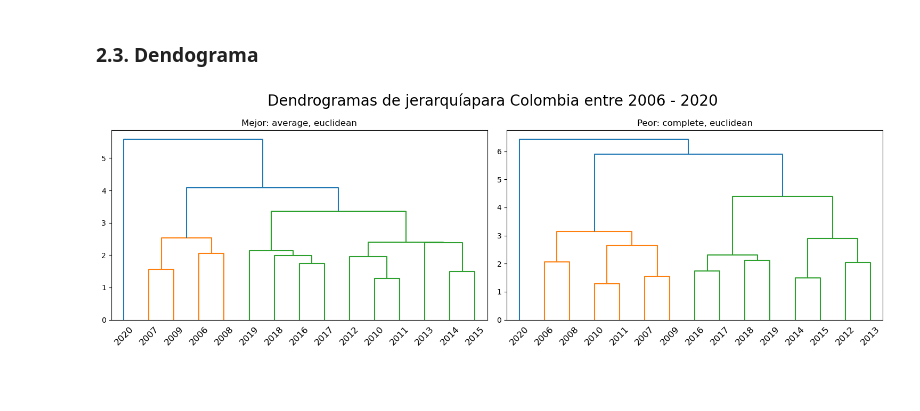
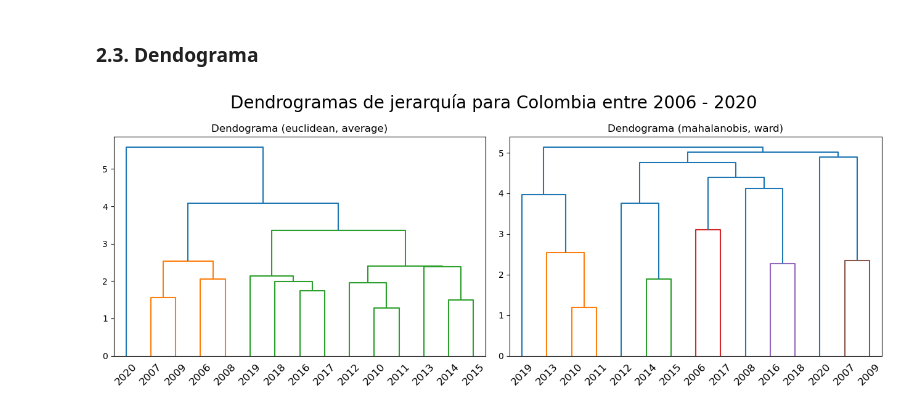
Before and after one commit to kevindmzapata/multivariate-statistics-course, a Jupyter notebook: TAREA_2/main.ipynb, the cells around one changed output. Drawn from its saved outputs; the diff is of its cells as text; code cells hidden in the pictures; blank space fills up the shorter version.

```diff
--- a/TAREA_2/main.ipynb
+++ b/TAREA_2/main.ipynb
@@ -176,0 +145,3 @@ print(df_c)
+# %%
+# Calcular la matriz inversa de la covarianza para la distancia de Mahalanobis
+VI = np.linalg.inv(np.cov(X_scaled.T))
@@ -194,0 +191,14 @@ print(df_c)
+# %%
+# Extraer el mejor y peor coeficiente cofenético para cada distancia y método
+cofenetic_results = cofenetic_results.astype(float)
+best_cophenetic = cofenetic_results.max().max()
+worst_cophenetic = cofenetic_results.min().min()
+
+# Encontrar la mejor combinación de distancia y método
+best_combination = cofenetic_results.stack()[cofenetic_results.stack() == best_cophenetic].index[0]
+worst_combination = cofenetic_results.stack()[cofenetic_results.stack() == worst_cophenetic].index[0]
+
+print("El mejor coeficiente cofenético es: ", best_cophenetic)
+print("El peor coeficiente cofenético es: ", worst_cophenetic)
+print("La mejor combinación de distancia y método es: ", best_combination)
+print("La peor combinación de distancia y método es: ", worst_combination)
@@ -195,24 +217,25 @@ print(df_c)
 # %% [markdown]
 ### 2.3. Dendograma
 # %%
-# graficar el dendrograma del mejor método de enlace y el peor método de enlace
-fig, axs = plt.subplots(1, 2, figsize=(15, 5))
+best_distance, best_method = best_combination
+best_distance_matrix = pdist(X_scaled, metric=best_distance)
+best_linkage_matrix = linkage(best_distance_matrix, method=best_method)
 
-fig.suptitle("Dendrogramas de jerarquíapara Colombia entre 2006 - 2020", fontsize=20)
+worst_distance, worst_method = worst_combination
+worst_distance_matrix = pdist(X_scaled, metric=worst_distance)
+worst_linkage_matrix = linkage(worst_distance_matrix, method=worst_method)
 
-metodo_mejor = df_c.iloc[0]["Metodo"]
-distancia_mejor = df_c.iloc[0]["Distancia"]
-Z_mejor = linkage(X_scaled, method=metodo_mejor, metric=distancia_mejor)
-dendrogram(Z_mejor, labels=y, ax=axs[0], leaf_rotation=45)
-axs[0].set_title("Mejor: " + metodo_mejor + ", " + distancia_mejor)
+fig, axs = plt.subplots(1, 2, figsize=(13, 5))
 
-metodo_peor = df_c.iloc[-1]["Metodo"]
-distancia_peor = df_c.iloc[-1]["Distancia"]
-Z_peor = linkage(X_scaled, method=metodo_peor, metric=distancia_peor)
-dendrogram(Z_peor, labels=y, ax=axs[1], leaf_rotation=45)
-axs[1].set_title("Peor: " + metodo_peor + ", " + distancia_peor)
+fig.suptitle("Dendrogramas de jerarquía para Colombia entre 2006 - 2020", fontsize=20)
+
+dendrogram(best_linkage_matrix, labels=y, ax=axs[0], leaf_rotation=45)
+axs[0].set_title(f"Dendograma ({best_distance}, {best_method})")
+
+dendrogram(worst_linkage_matrix, labels=y, ax=axs[1], leaf_rotation=45)
+axs[1].set_title(f"Dendograma ({worst_distance}, {worst_method})")
 
 plt.tight_layout()
 plt.show()
 # %% [output]
-[figure, old version]
+[figure, new version]
```
Also changed, not shown: parts of 9 cells of this notebook.
